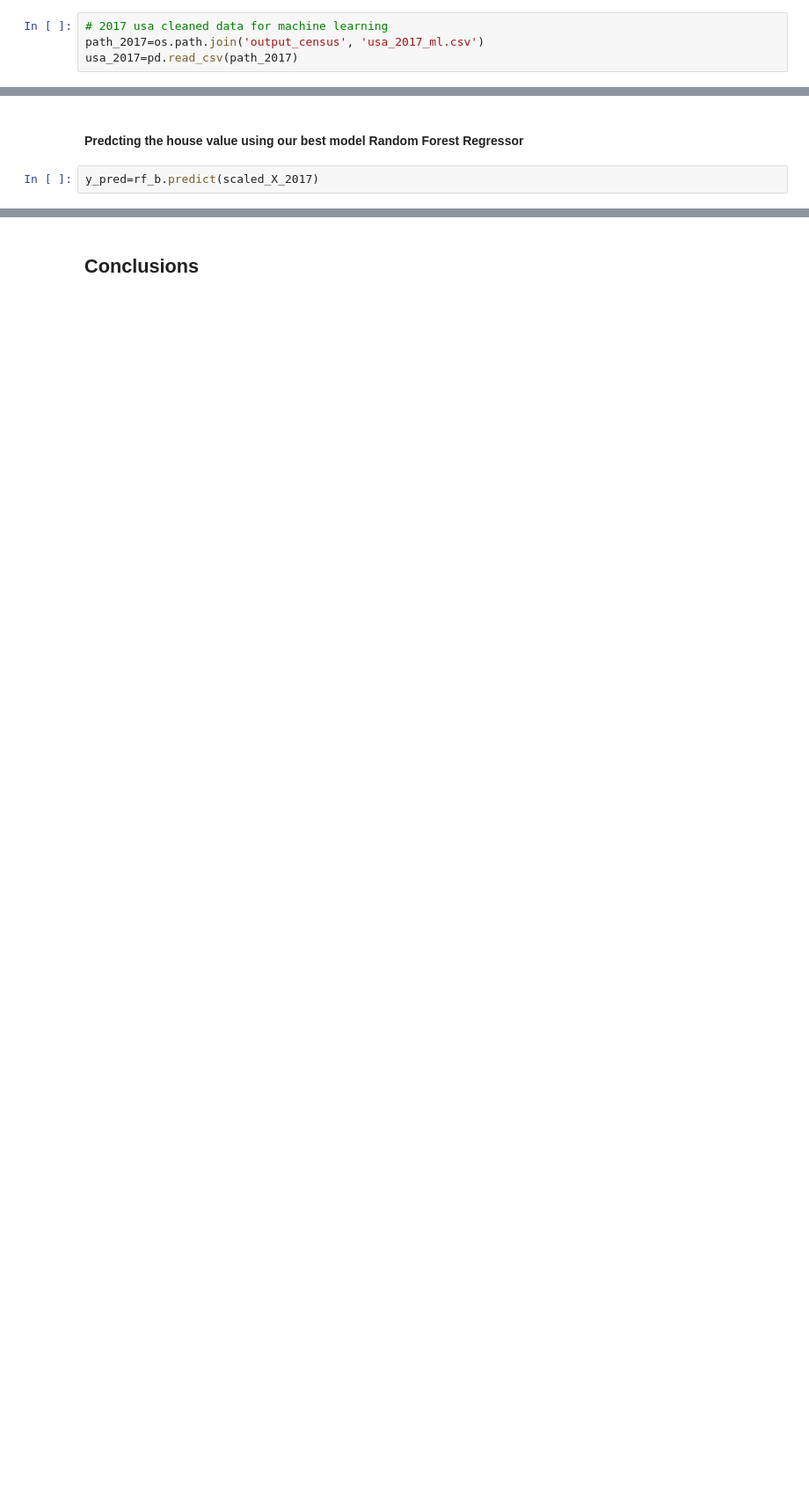
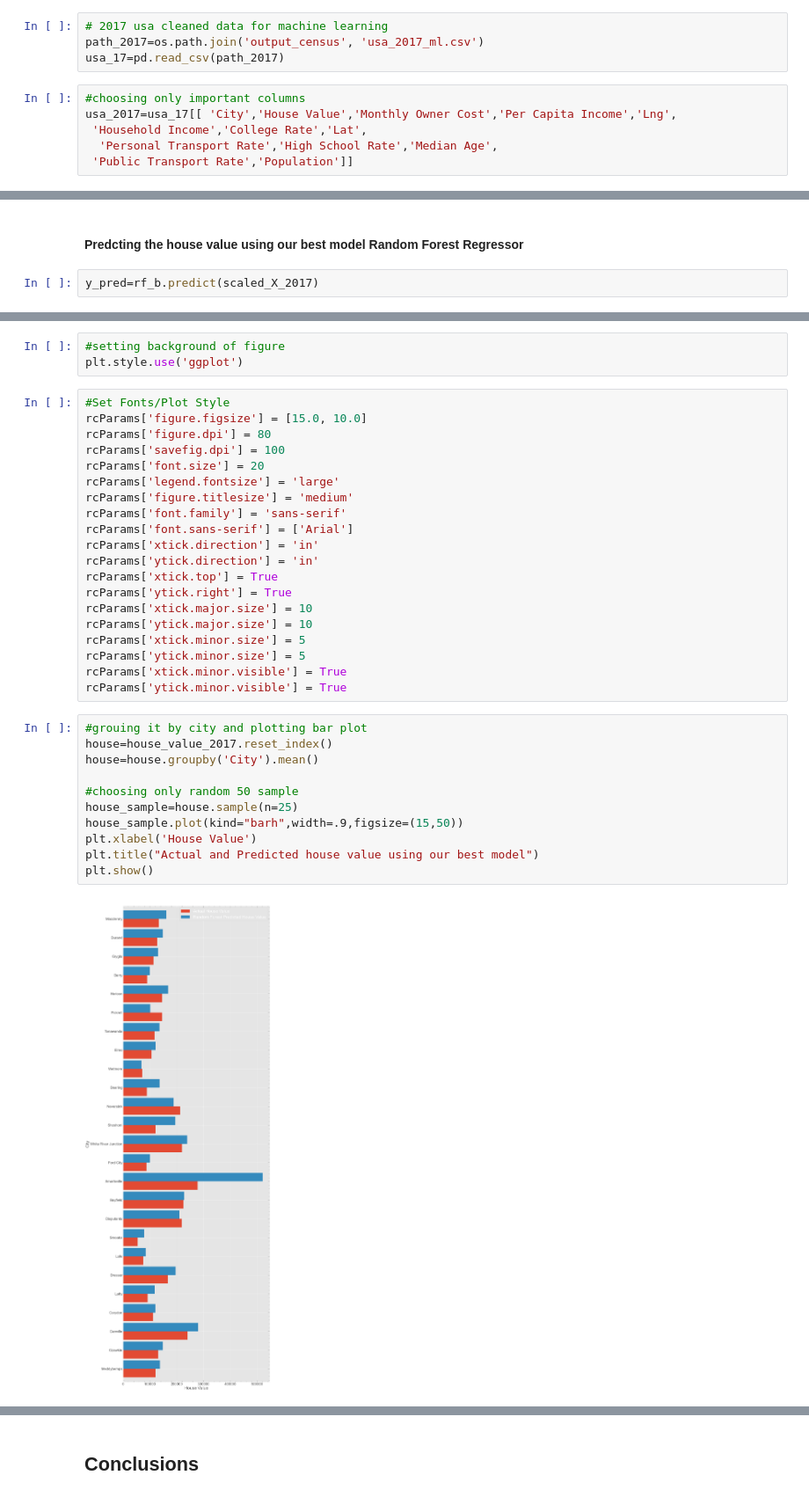
Before and after one commit to pandeysudip/housing-price, a Jupyter notebook: model_building.ipynb, the cells around one changed output, grey strips where cells are left out. Shown at 88% size. Saved outputs shown, nothing was run; the diff lists cells and outputs as text; blank space fills up the shorter version.

```diff
--- a/model_building.ipynb
+++ b/model_building.ipynb
@@ -694,7 +687,13 @@ evaluation_df
 # %%
 # 2017 usa cleaned data for machine learning
 path_2017=os.path.join('output_census', 'usa_2017_ml.csv')
-usa_2017=pd.read_csv(path_2017)
+usa_17=pd.read_csv(path_2017)
+# %%
+#choosing only important columns
+usa_2017=usa_17[[ 'City','House Value','Monthly Owner Cost','Per Capita Income','Lng',
+ 'Household Income','College Rate','Lat',
+  'Personal Transport Rate','High School Rate','Median Age',
+ 'Public Transport Rate','Population']]
 # %%
 #seting city as a index
 usa_2017.set_index('City', inplace=True)
@@ -761,0 +763,36 @@ house_value_2017
+# %%
+#setting background of figure
+plt.style.use('ggplot')
+# %%
+#Set Fonts/Plot Style
+rcParams['figure.figsize'] = [15.0, 10.0]
+rcParams['figure.dpi'] = 80
+rcParams['savefig.dpi'] = 100
+rcParams['font.size'] = 20
+rcParams['legend.fontsize'] = 'large'
+rcParams['figure.titlesize'] = 'medium'
+rcParams['font.family'] = 'sans-serif'
+rcParams['font.sans-serif'] = ['Arial']
+rcParams['xtick.direction'] = 'in'
+rcParams['ytick.direction'] = 'in'
+rcParams['xtick.top'] = True
+rcParams['ytick.right'] = True
+rcParams['xtick.major.size'] = 10
+rcParams['ytick.major.size'] = 10
+rcParams['xtick.minor.size'] = 5
+rcParams['ytick.minor.size'] = 5
+rcParams['xtick.minor.visible'] = True
+rcParams['ytick.minor.visible'] = True
+# %%
+#grouing it by city and plotting bar plot
+house=house_value_2017.reset_index()
+house=house.groupby('City').mean()
+
+#choosing only random 50 sample
+house_sample=house.sample(n=25)
+house_sample.plot(kind="barh",width=.9,figsize=(15,50))
+plt.xlabel('House Value')
+plt.title("Actual and Predicted house value using our best model")
+plt.show()
+# %% [output]
+[figure, added]
```
Also changed, not shown: parts of 53 cells of this notebook, 3 other files.
